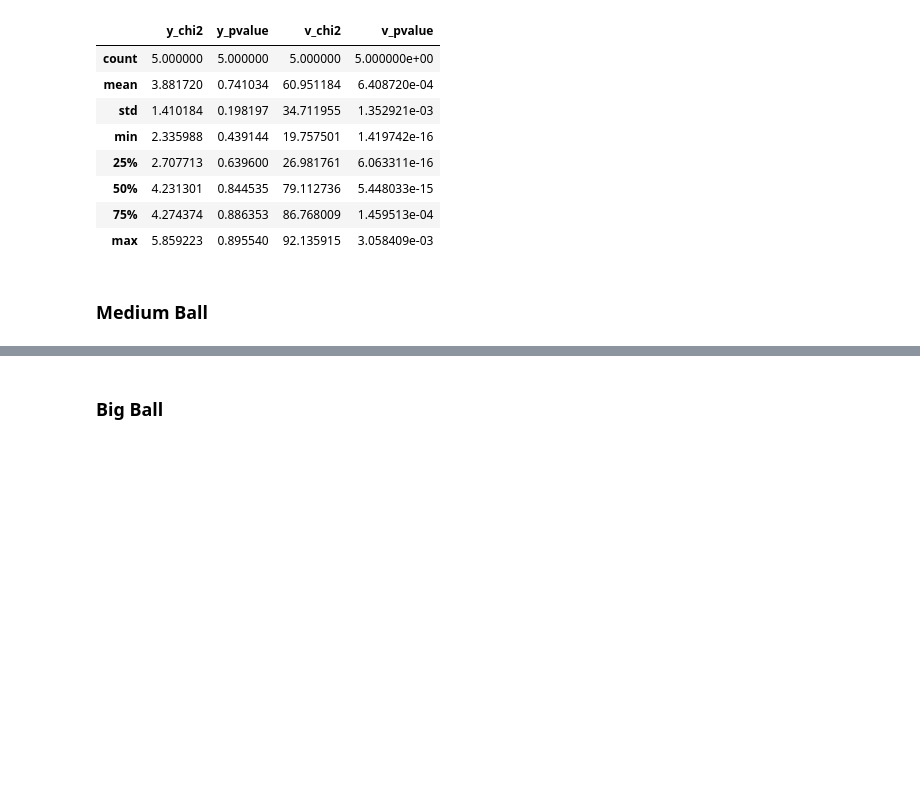
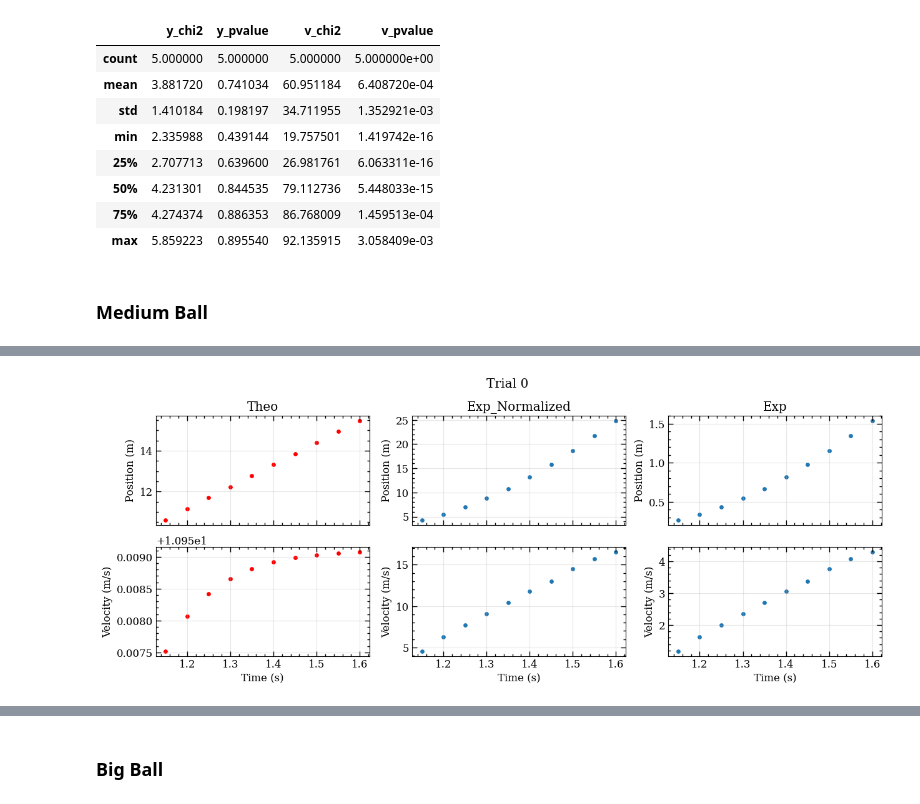
Before and after one commit to lourdesbalane/falling-objects, a Jupyter notebook: Falling_Objects.ipynb, the cells around one changed output, grey strips where cells are left out. Saved outputs shown, nothing was run; the diff lists cells and outputs as text; code cells hidden in the pictures; blank space fills up the shorter version.

```diff
--- a/Falling_Objects.ipynb
+++ b/Falling_Objects.ipynb
@@ -435,3 +395,85 @@ df_sb.describe()
 | max | 5.859223 | 0.895540 | 92.135915 | 3.058409e-03 |
 # %% [markdown]
 ### Medium Ball
+# %%
+print("MEDIUM BALL")
+# Theoretical
+y_theo_list_mb, v_theo_list_mb = [], []
+y_exp_normalized_list_mb, v_exp_normalized_list_mb = [], []
+
+# Results
+y_chi2_mb, y_pvalue_mb = [], []
+v_chi2_mb, v_pvalue_mb = [], []
+
+for i, data in enumerate(mb_data):
+  print(f"Trial {i}")
+  idx = idx_mb
+  # get ball data
+  t = data["Time"].values # use this time intervals for theo for direct comparison
+  y_exp = data["Position"]
+  v_exp = data["Velocity"]
+
+  # get theoretical x and v
+  y_theo = position(t, kappa, radii[idx], masses[idx])
+  v_theo = velocity(t, kappa, radii[idx], masses[idx])
+  # normalize data for compatibility
+  y_exp_normalized = y_exp * (np.sum(y_theo) / np.sum(y_exp))
+  v_exp_normalized = v_exp * (np.sum(v_theo) / np.sum(v_exp))
+  # get chi2 for position data
+  y_chi2_stat, y_pvalue = chisquare(y_exp_normalized, y_theo)
+  # get chi2 for velocity data
+  v_chi2_stat, v_pvalue = chisquare(v_exp_normalized, v_theo)
+
+  print(f"POSITION chi2: {y_chi2_stat} || p-value: {y_pvalue:.8f}")
+  print(f"VELOCITY chi2: {v_chi2_stat} || p-value: {v_pvalue:.8f}")
+
+  # Store results
+  y_theo_list_mb.append(y_theo)
+  v_theo_list_mb.append(v_theo)
+  y_exp_normalized_list_mb.append(y_exp_normalized)
+  v_exp_normalized_list_mb.append(v_exp_normalized)
+
+  y_chi2_mb.append(y_chi2_stat)
+  y_pvalue_mb.append(y_pvalue)
+  v_chi2_mb.append(v_chi2_stat)
+  v_pvalue_mb.append(v_pvalue)
+
+  # Plot
+  fig, ax = plt.subplots(2,3, figsize=(15,5), sharex="col")
+
+  # Position
+  ax[0,0].scatter(t, y_theo, s=15, color="red")
+  ax[0,0].set_ylabel("Position (m)")
+  ax[0,0].set_title("Theo")
+  ax[0,0].grid(True, alpha=0.3)
+
+  ax[0,1].scatter(t, y_exp_normalized, s=15)
+  ax[0,1].set_ylabel("Position (m)")
+  ax[0,1].set_title("Exp_Normalized")
+  ax[0,1].grid(True, alpha=0.3)
+
+  ax[0,2].scatter(t, y_exp, s=15)
+  ax[0,2].set_ylabel("Position (m)")
+  ax[0,2].set_title("Exp")
+  ax[0,2].grid(True, alpha=0.3)
+
+  # Velocity
+  ax[1,0].scatter(t, v_theo, s=15, color="red")
+  ax[1,0].set_xlabel("Time (s)")
+  ax[1,0].set_ylabel("Velocity (m/s)")
+  ax[1,0].grid(True, alpha=0.3)
+
+  ax[1,1].scatter(t, v_exp_normalized, s=15)
+  ax[1,1].set_xlabel("Time (s)")
+  ax[1,1].set_ylabel("Velocity (m/s)")
+  ax[1,1].grid(True, alpha=0.3)
+
+  ax[1,2].scatter(t, v_exp, s=15)
+  ax[1,2].set_xlabel("Time (s)")
+  ax[1,2].set_ylabel("Velocity (m/s)")
+  ax[1,2].grid(True, alpha=0.3)
+
+  fig.suptitle(f"Trial {i}", y=1.0)
+  plt.show()
+  print("----")
+# %% [output]
@@ -437,0 +484 @@ df_sb.describe()
+[figure, added]
```
Also changed, not shown: parts of 25 cells of this notebook.
